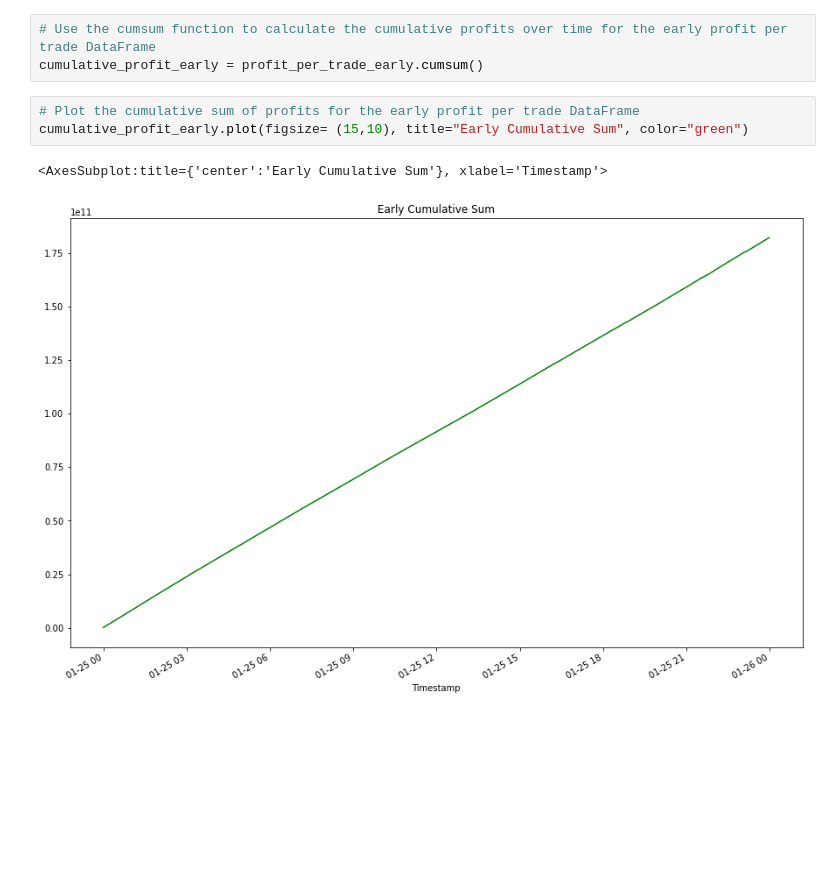
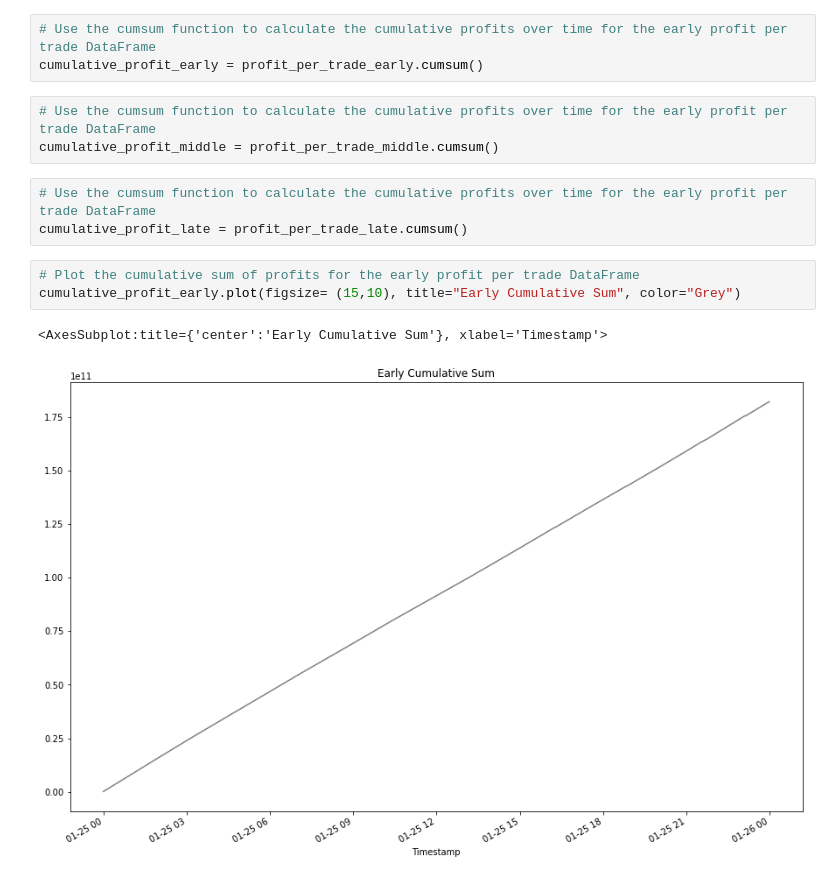
Before and after one commit to jpqt/Challenge_3, a Jupyter notebook: Starter_Code/crypto_arbitrage.ipynb, the cells around one changed output. Drawn from its saved outputs; the diff is of its cells as text; blank space fills up the shorter version.

```diff
--- a/Starter_Code/crypto_arbitrage.ipynb
+++ b/Starter_Code/crypto_arbitrage.ipynb
@@ -668,9 +782,15 @@ profit_per_trade_early.sum()
 # %%
 # Use the cumsum function to calculate the cumulative profits over time for the early profit per trade DataFrame
 cumulative_profit_early = profit_per_trade_early.cumsum()
+# %%
+# Use the cumsum function to calculate the cumulative profits over time for the early profit per trade DataFrame
+cumulative_profit_middle = profit_per_trade_middle.cumsum()
+# %%
+# Use the cumsum function to calculate the cumulative profits over time for the early profit per trade DataFrame
+cumulative_profit_late = profit_per_trade_late.cumsum()
 # %%
 # Plot the cumulative sum of profits for the early profit per trade DataFrame
-cumulative_profit_early.plot(figsize= (15,10), title="Early Cumulative Sum", color="green")
+cumulative_profit_early.plot(figsize= (15,10), title="Early Cumulative Sum", color="Grey")
 # %% [output]
 <AxesSubplot:title={'center':'Early Cumulative Sum'}, xlabel='Timestamp'>
-[figure, old version]
+[figure, new version]
```
Also changed, not shown: parts of 19 cells of this notebook.
